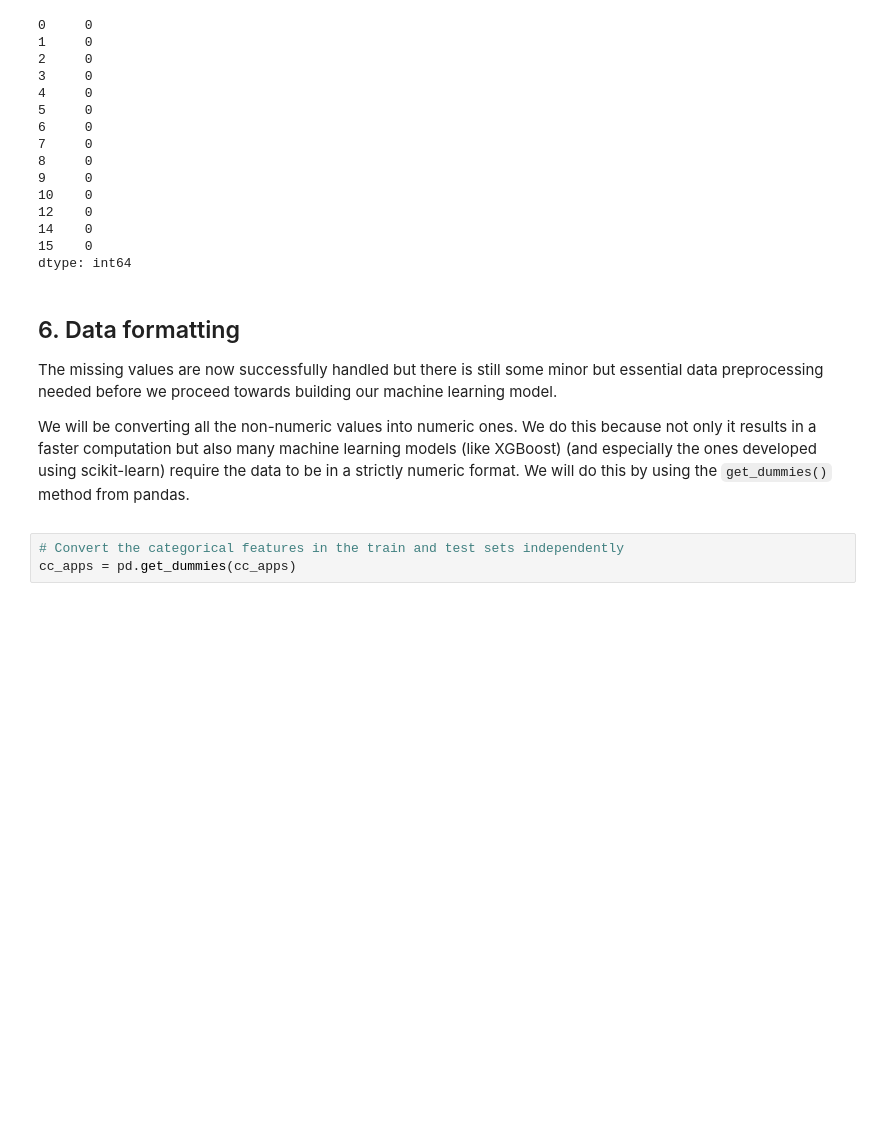
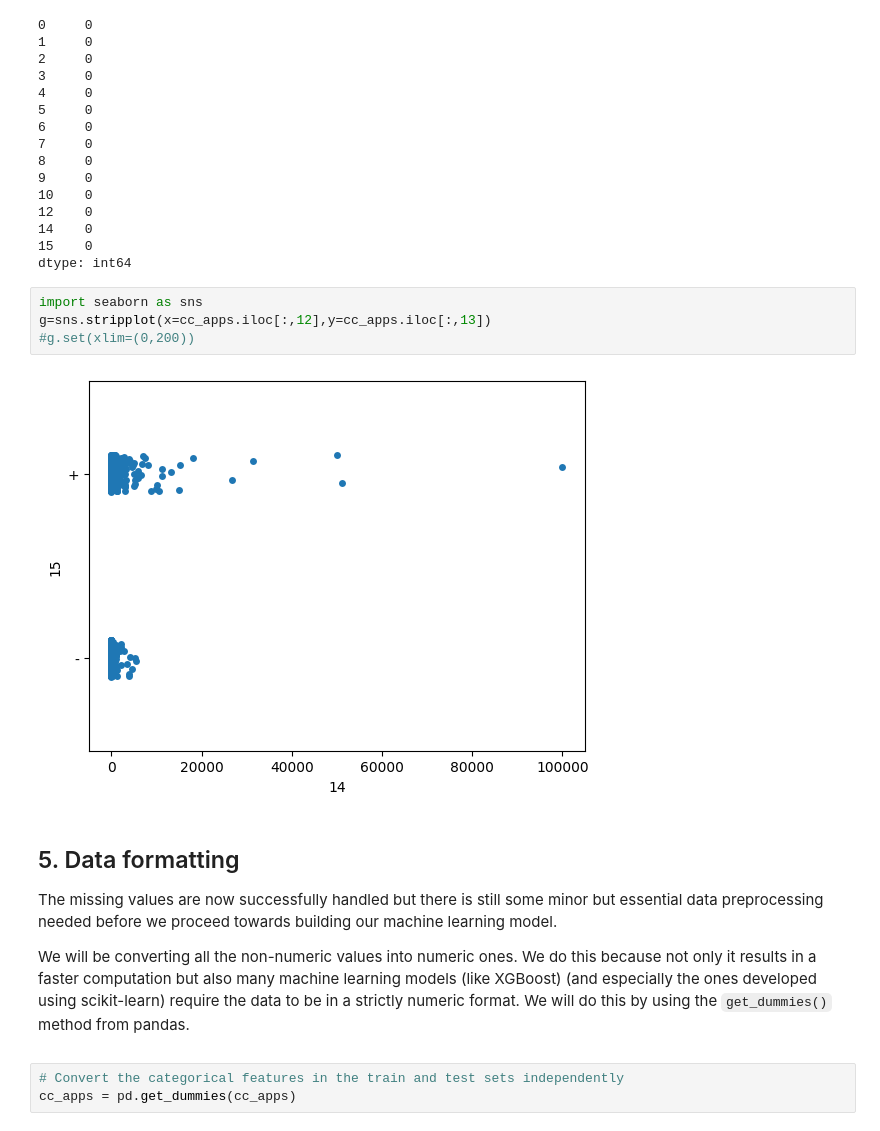
Before and after one commit to sgrava/Predict-credit-card-fraud-with-scikit, a Jupyter notebook: Predicting_credit_card_approval/predicting_credit_card_approval.ipynb, the cells around one changed output. Drawn from its saved outputs; the diff is of its cells as text; blank space fills up the shorter version.

```diff
--- a/Predicting_credit_card_approval/predicting_credit_card_approval.ipynb
+++ b/Predicting_credit_card_approval/predicting_credit_card_approval.ipynb
@@ -166,8 +164,14 @@ display(cc_apps.isna().sum())
 14    0
 15    0
 dtype: int64
+# %%
+import seaborn as sns
+g=sns.stripplot(x=cc_apps.iloc[:,12],y=cc_apps.iloc[:,13])
+#g.set(xlim=(0,200))
+# %% [output]
+[figure, added]
 # %% [markdown]
-## 6. Data formatting
+## 5. Data formatting
 <p>The missing values are now successfully handled but there is still some minor but essential data preprocessing needed before we proceed towards building our machine learning model.
 <p>We will be converting all the non-numeric values into numeric ones. We do this because not only it results in a faster computation but also many machine learning models (like XGBoost) (and especially the ones developed using scikit-learn) require the data to be in a strictly numeric format. We will do this by using the <code>get_dummies()</code> method from pandas.</p>
 # %%
```
Also changed, not shown: parts of 12 cells of this notebook.
